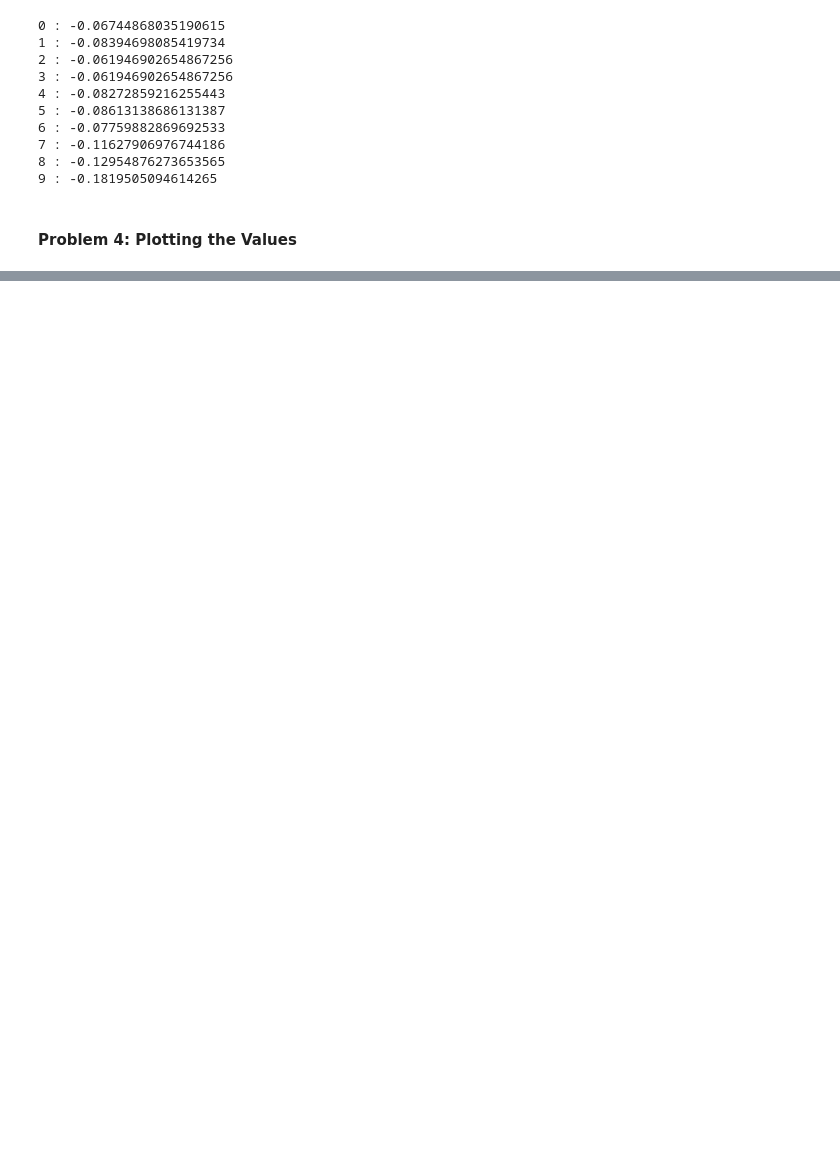
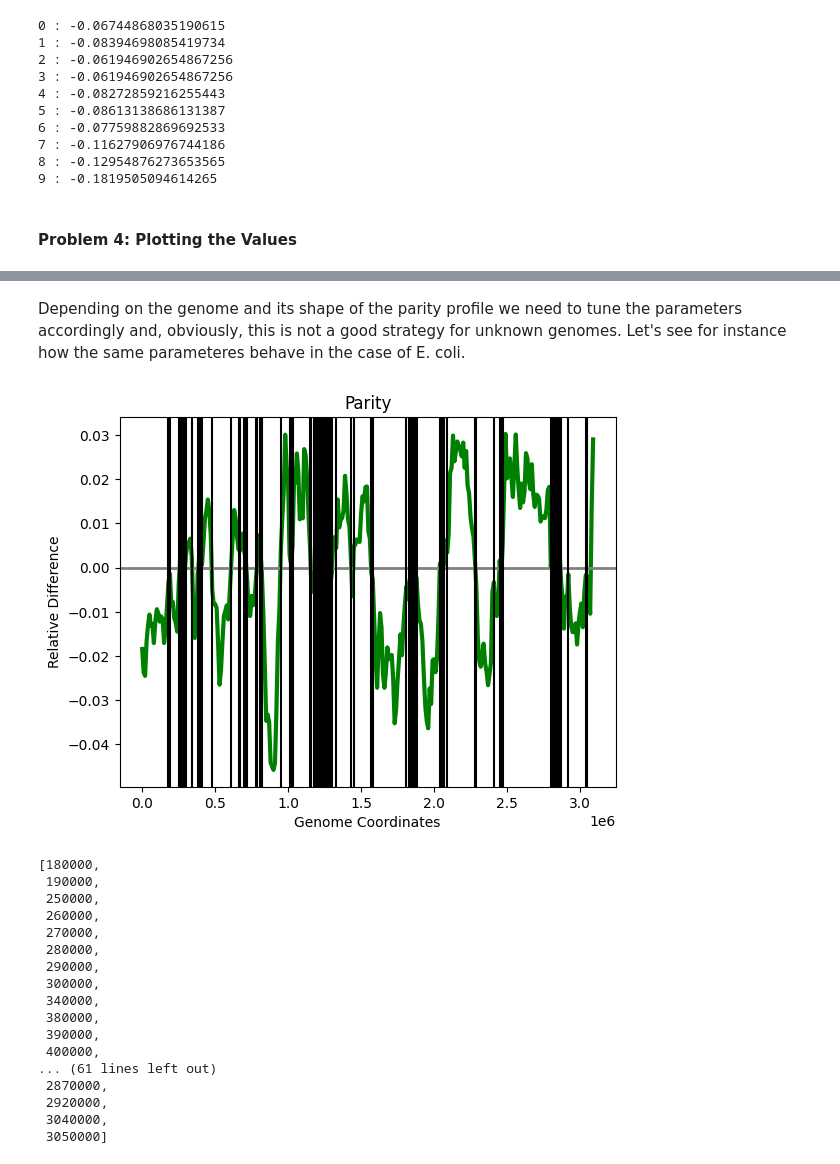
Before and after one commit to christoforos-nikolaou/BC205, a Jupyter notebook: Chapter_02_Sequence_Analysis.ipynb, the cells around one changed output, grey strips where cells are left out. Saved outputs shown, nothing was run; the diff lists cells and outputs as text; code cells hidden in the pictures; blank space fills up the shorter version.

```diff
--- a/Chapter_02_Sequence_Analysis.ipynb
+++ b/Chapter_02_Sequence_Analysis.ipynb
@@ -784,0 +839,23 @@ def AT_parity(genomefile, window):
+# %% [markdown]
+Depending on the genome and its shape of the parity profile we need to tune the parameters accordingly and, obviously, this is not a good strategy for unknown genomes. Let's see for instance how the same parameteres behave in the case of E. coli.
+# %%
+bruteParity('files/ecoli.fa', 100000, 'AT', 0.005)
+# %% [output]
+[figure, added]
+[180000,
+ 190000,
+ 250000,
+ 260000,
+ 270000,
+ 280000,
+ 290000,
+ 300000,
+ 340000,
+ 380000,
+ 390000,
+ 400000,
+... (61 lines left out)
+ 2870000,
+ 2920000,
+ 3040000,
+ 3050000]
```
Also changed, not shown: parts of 14 cells of this notebook, 2 other files.
